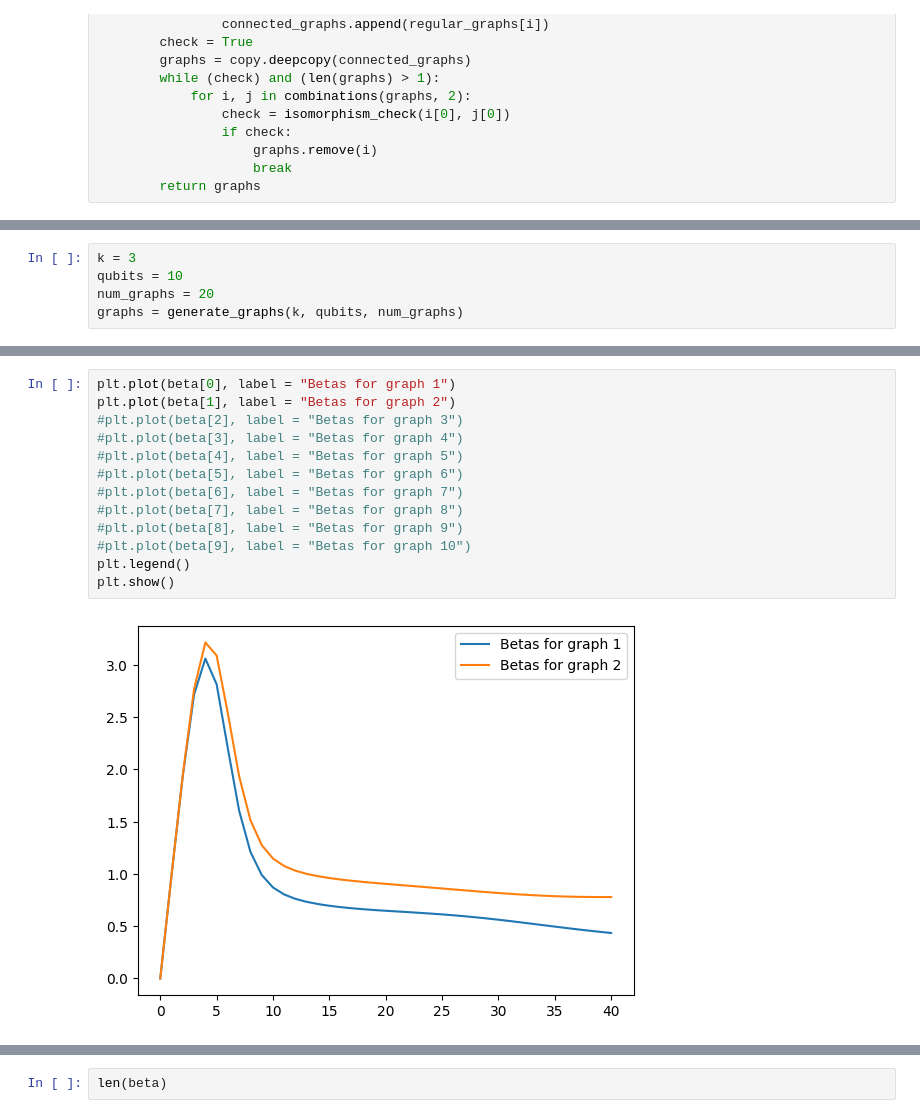
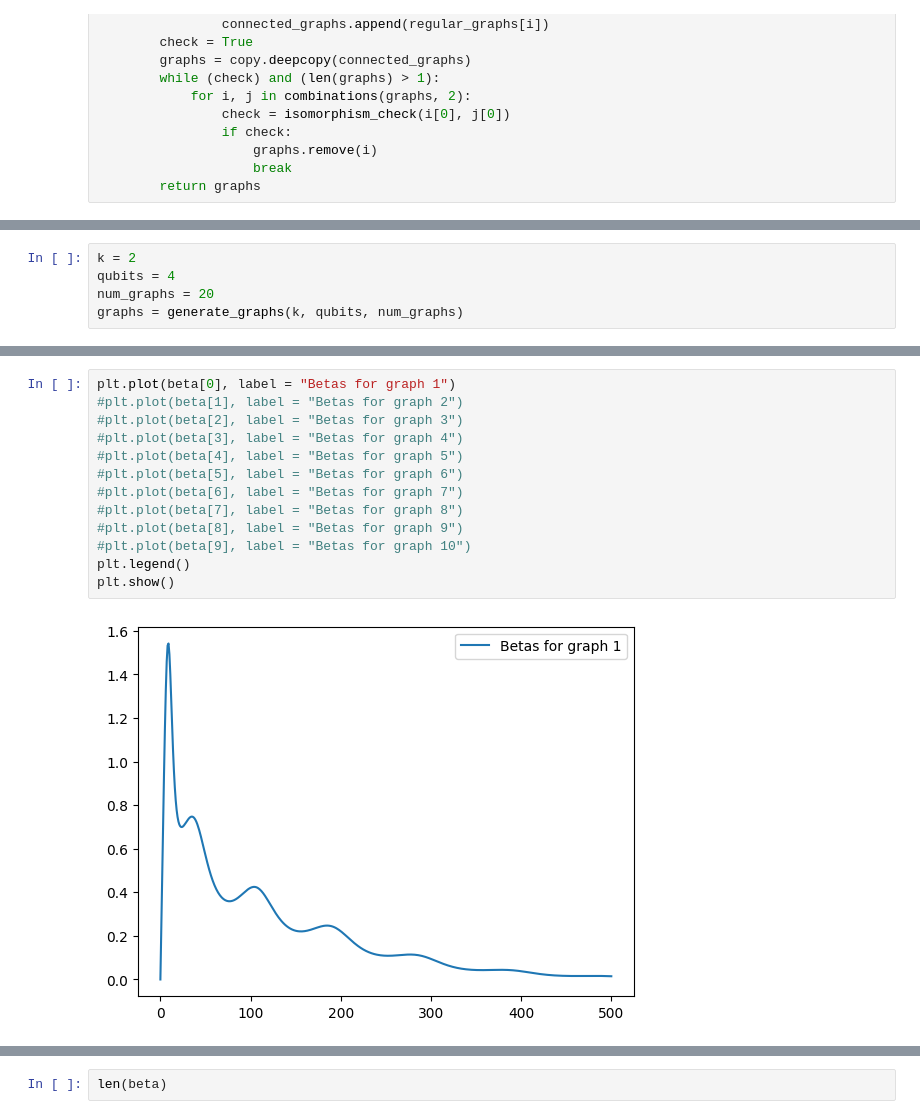
Before and after one commit to JoshuaFoate/FALQON, a Jupyter notebook: FALQONTesting.ipynb, the cells around one changed output, grey strips where cells are left out. Cells and saved outputs as stored; diff of their text form.

```diff
--- a/FALQONTesting.ipynb
+++ b/FALQONTesting.ipynb
@@ -175,8 +177,8 @@ def exeFALQON(graphs, qubits):
         H_p_eigenValues.append(eigenValues_p)
     return beta_values, cost_function_values, phi_values, H_p_eigenValues, graphs
 # %%
-k = 3
-qubits = 10
+k = 2
+qubits = 4
 num_graphs = 20
 graphs = generate_graphs(k, qubits, num_graphs)
 # %%
@@ -186,17 +188,17 @@ beta, cost_function, phi_list, eigenValues_p, num_graphs = exeFALQON(graphs, qub
 # %%
 plt.plot(beta[0], label = "Betas for graph 1")
-plt.plot(beta[1], label = "Betas for graph 2")
+#plt.plot(beta[1], label = "Betas for graph 2")
 #plt.plot(beta[2], label = "Betas for graph 3")
 #plt.plot(beta[3], label = "Betas for graph 4")
 #plt.plot(beta[4], label = "Betas for graph 5")
 #plt.plot(beta[5], label = "Betas for graph 6")
 #plt.plot(beta[6], label = "Betas for graph 7")
 #plt.plot(beta[7], label = "Betas for graph 8")
 #plt.plot(beta[8], label = "Betas for graph 9")
 #plt.plot(beta[9], label = "Betas for graph 10")
 plt.legend()
 plt.show()
 # %% [output]
-[figure, old version]
+[figure, new version]
 # %%
 plt.plot(cost_function[0], label = "Cost function for graph 1")
```
Also changed, not shown: parts of 17 cells of this notebook.
